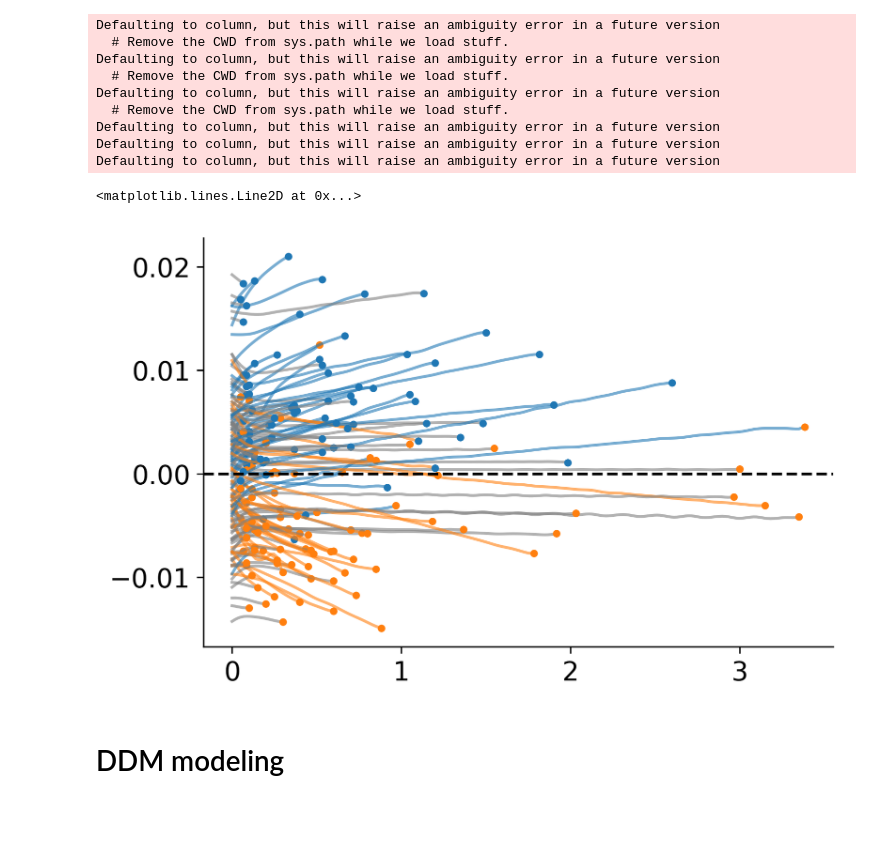
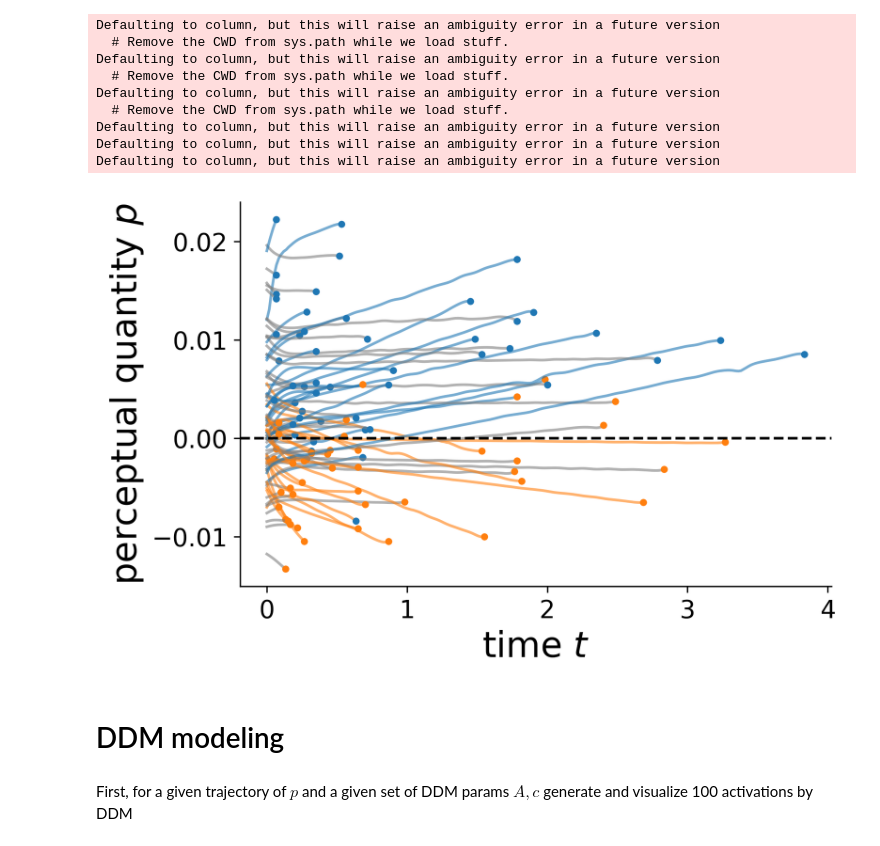
Before and after one commit to cherepaha/initiation, a Jupyter notebook: steering_data_analysis.ipynb, the cells around one changed output. Cells and saved outputs as stored; diff of their text form; code cells hidden in the pictures; blank space fills up the shorter version.

```diff
--- a/steering_data_analysis.ipynb
+++ b/steering_data_analysis.ipynb
@@ -282,13 +282,16 @@ def plot_p(p_dynamics, v_sign):
 
     marker_color = 'C0' if v_sign.loc[p_dynamics.name] > 0 else 'C1'
     plt.plot([len(p_dynamics)/60], [p_dynamics[-1]], color=marker_color, marker='o', ms='3', ls='')
-
-plt.figure(dpi=300)
-subj = 7
-p_dynamics_lk[subj].groupby(['recording', 'passive_phase_number']).apply(lambda p: plot_p(p, v_sign[subj]));
-plt.gca().axhline(0.0, color='k', ls='--')
-# %% [output]
-<matplotlib.lines.Line2D at 0x...>
-[figure, removed]
+# %%
+subj = 1
+
+fig, ax = plt.subplots(1, dpi=300)
+p_dynamics_lk[subj].groupby(['recording', 'passive_phase_number']).apply(lambda p: plot_p(p, v_sign[subj]));
+
+ax.axhline(0.0, color='k', ls='--')
+ax.set_xlabel('time $t$')
+ax.set_ylabel('perceptual quantity $p$');
+# %% [output]
+[figure, added]
 # %% [markdown]
 # DDM modeling
@@ -330,0 +298,2 @@ def run_sim(c, b, p_exp, n_sim):
+# %% [markdown]
+First, for a given trajectory of $p$ and a given set of DDM params $A, c$ generate and visualize 100 activations by DDM
```
Also changed, not shown: parts of 12 cells of this notebook.
